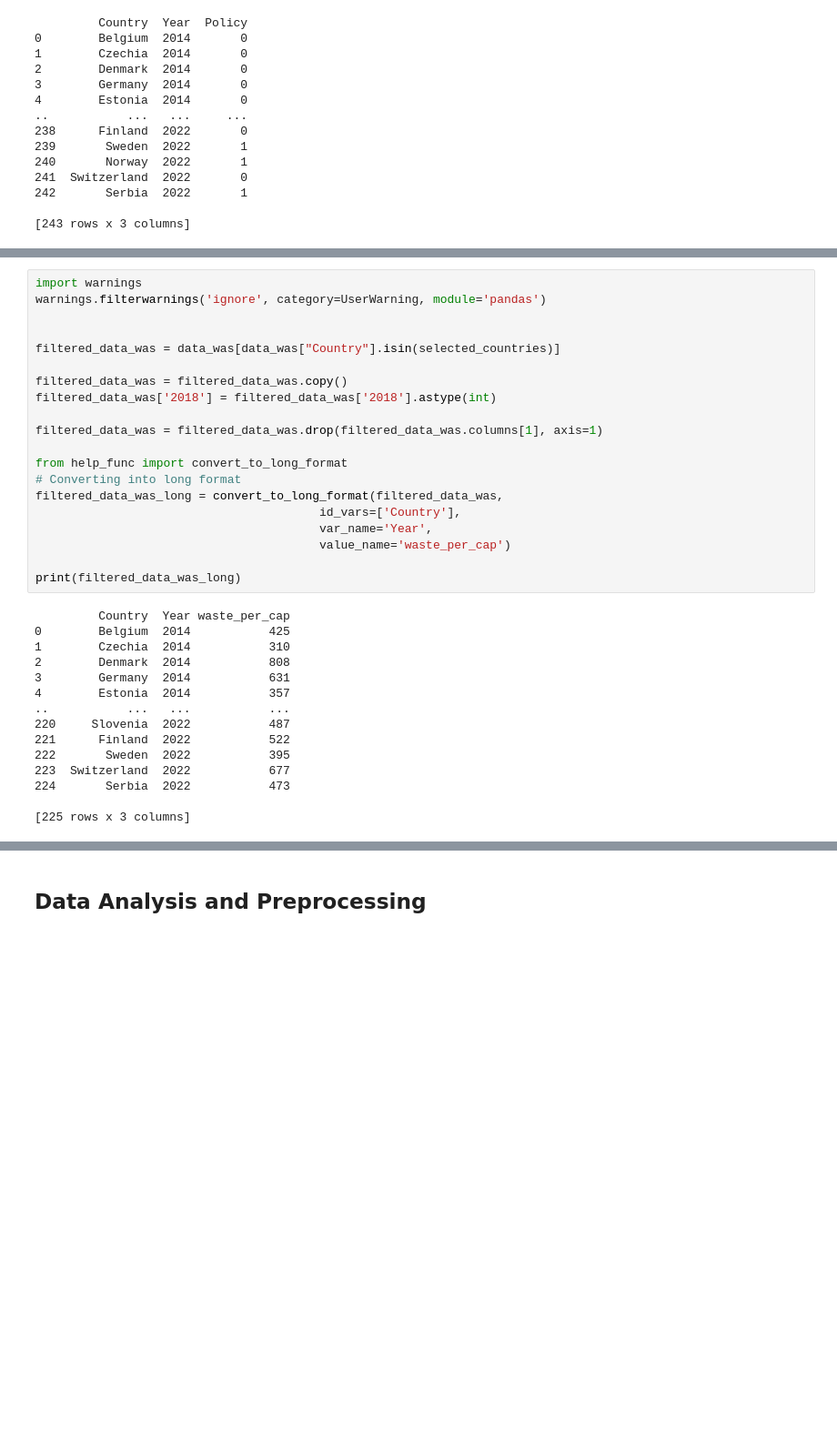
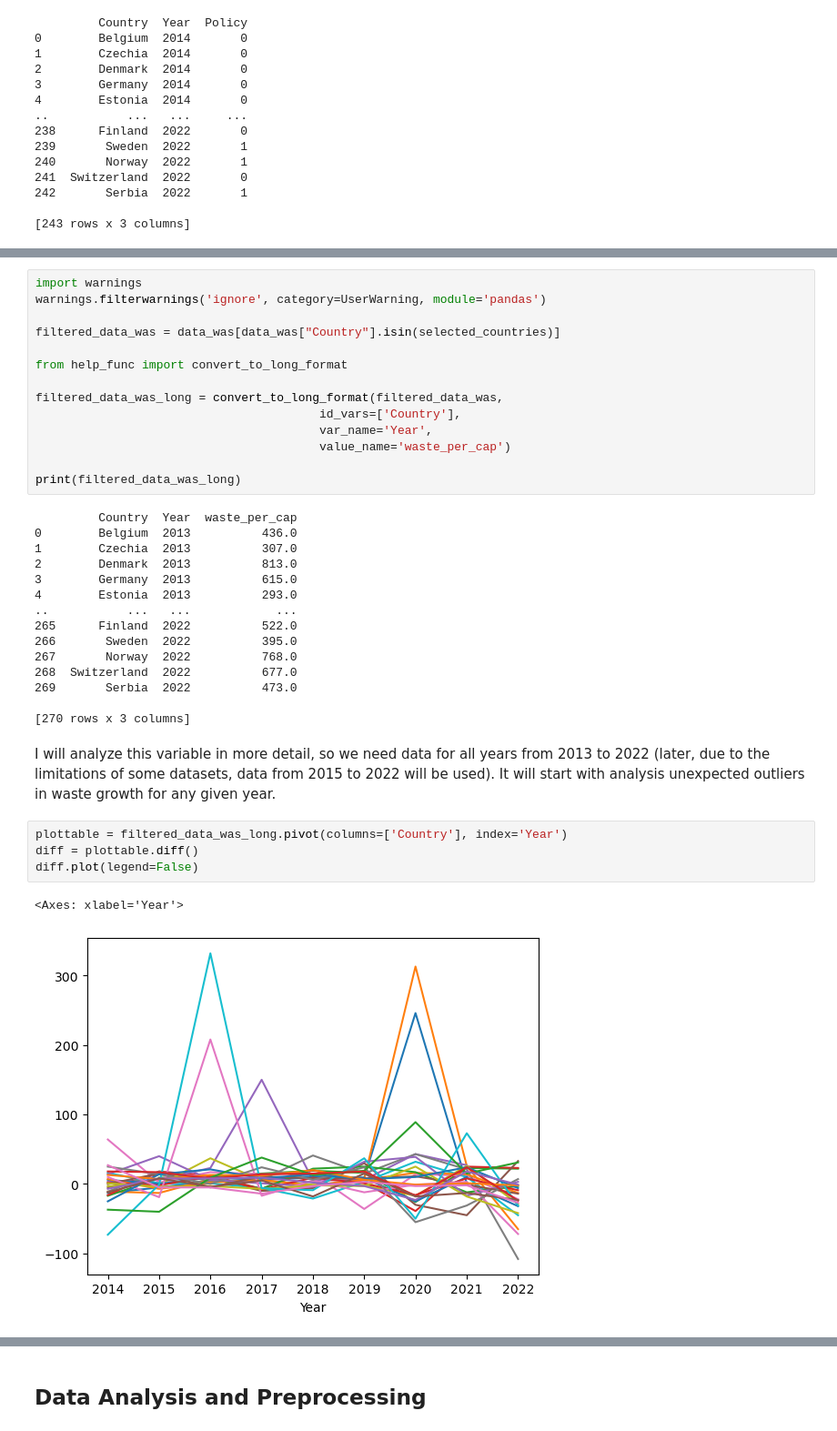
Before and after one commit to anntis/RM-project, a Jupyter notebook: rm_project.ipynb, the cells around one changed output, grey strips where cells are left out. Shown at 91% size. Drawn from its saved outputs; the diff is of its cells as text; blank space fills up the shorter version.

```diff
--- a/rm_project.ipynb
+++ b/rm_project.ipynb
@@ -80,16 +96,10 @@ data_was = data_was.rename(columns={"TIME": "Country"})
 import warnings
 warnings.filterwarnings('ignore', category=UserWarning, module='pandas')
 
-
 filtered_data_was = data_was[data_was["Country"].isin(selected_countries)]
 
-filtered_data_was = filtered_data_was.copy()
-filtered_data_was['2018'] = filtered_data_was['2018'].astype(int)
+from help_func import convert_to_long_format
 
-filtered_data_was = filtered_data_was.drop(filtered_data_was.columns[1], axis=1)
-
-from help_func import convert_to_long_format
-# Converting into long format
 filtered_data_was_long = convert_to_long_format(filtered_data_was,
                                         id_vars=['Country'],
                                         var_name='Year',
@@ -97,17 +107,26 @@ filtered_data_was_long = convert_to_long_format(filtered_data_was,
 
 print(filtered_data_was_long)
 # %% [output]
-         Country  Year waste_per_cap
-0        Belgium  2014           425
-1        Czechia  2014           310
-2        Denmark  2014           808
-3        Germany  2014           631
-4        Estonia  2014           357
-..           ...   ...           ...
-220     Slovenia  2022           487
-221      Finland  2022           522
-222       Sweden  2022           395
-223  Switzerland  2022           677
-224       Serbia  2022           473
+         Country  Year  waste_per_cap
+0        Belgium  2013          436.0
+1        Czechia  2013          307.0
+2        Denmark  2013          813.0
+3        Germany  2013          615.0
+4        Estonia  2013          293.0
+..           ...   ...            ...
+265      Finland  2022          522.0
+266       Sweden  2022          395.0
+267       Norway  2022          768.0
+268  Switzerland  2022          677.0
+269       Serbia  2022          473.0
 
-[225 rows x 3 columns]
+[270 rows x 3 columns]
+# %% [markdown]
+I will analyze this variable in more detail, so we need data for all years from 2013 to 2022 (later, due to the limitations of some datasets, data from 2015 to 2022 will be used). It will start with analysis unexpected outliers in waste growth for any given year.
+# %%
+plottable = filtered_data_was_long.pivot(columns=['Country'], index='Year')
+diff = plottable.diff()
+diff.plot(legend=False)
+# %% [output]
+<Axes: xlabel='Year'>
+[figure, added]
```
Also changed, not shown: parts of 62 cells of this notebook, 9 other files.
